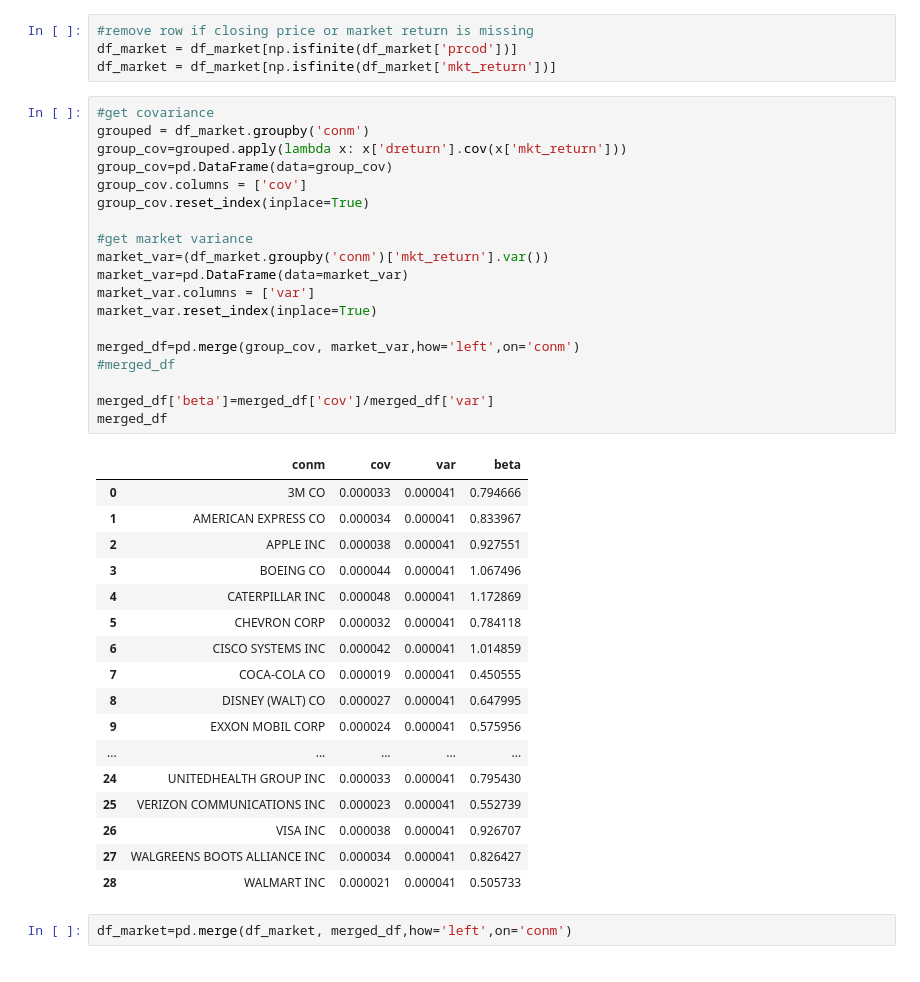
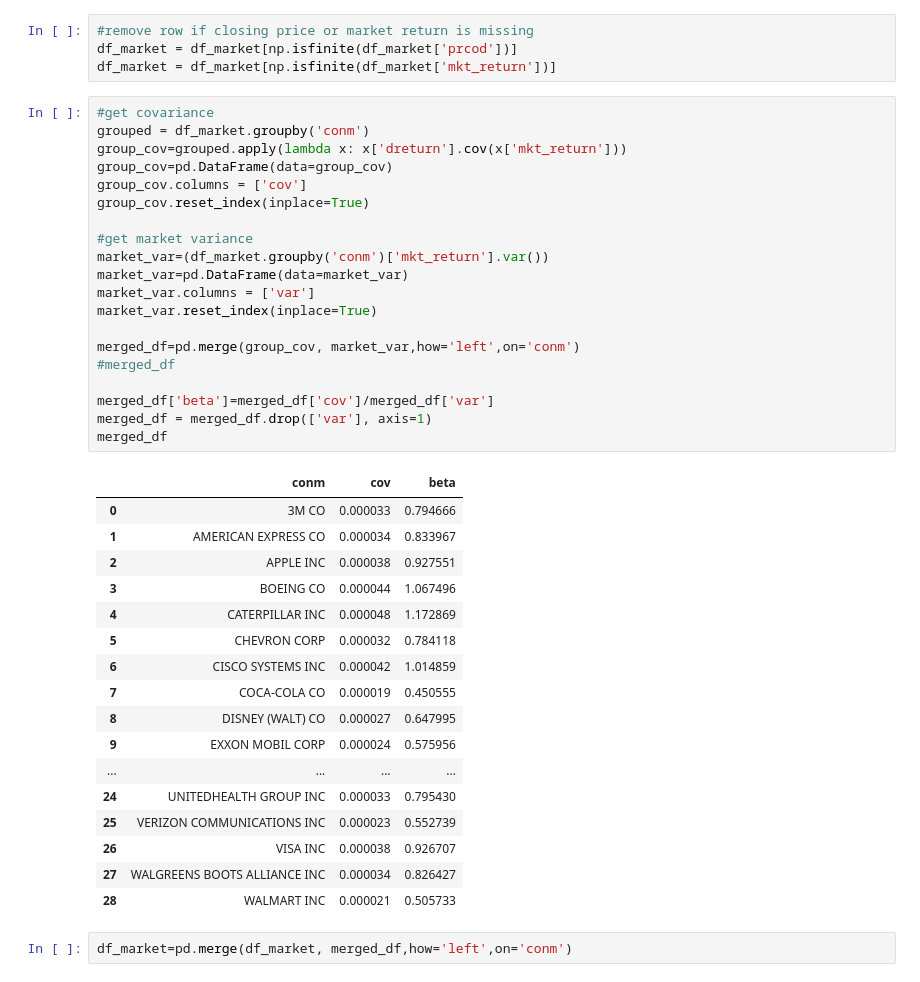
Before and after one commit to nico-busch/PHBS_MLF_2018, a Jupyter notebook: notebook.ipynb, the cells around one changed output. Drawn from its saved outputs; the diff is of its cells as text.

```diff
--- a/notebook.ipynb
+++ b/notebook.ipynb
@@ -162,40 +162,41 @@ df_market = df_market[np.isfinite(df_market['mkt_return'])]
 # %%
 #get covariance
 grouped = df_market.groupby('conm')
 group_cov=grouped.apply(lambda x: x['dreturn'].cov(x['mkt_return']))
 group_cov=pd.DataFrame(data=group_cov)
 group_cov.columns = ['cov']
 group_cov.reset_index(inplace=True)
 
 #get market variance
 market_var=(df_market.groupby('conm')['mkt_return'].var())
 market_var=pd.DataFrame(data=market_var)
 market_var.columns = ['var']
 market_var.reset_index(inplace=True)
 
 merged_df=pd.merge(group_cov, market_var,how='left',on='conm')
 #merged_df
 
 merged_df['beta']=merged_df['cov']/merged_df['var']
+merged_df = merged_df.drop(['var'], axis=1)
 merged_df
 # %% [output]
-|  | conm | cov | var | beta |
-| 0 | 3M CO | 0.000033 | 0.000041 | 0.794666 |
-| 1 | AMERICAN EXPRESS CO | 0.000034 | 0.000041 | 0.833967 |
-| 2 | APPLE INC | 0.000038 | 0.000041 | 0.927551 |
-| 3 | BOEING CO | 0.000044 | 0.000041 | 1.067496 |
-| 4 | CATERPILLAR INC | 0.000048 | 0.000041 | 1.172869 |
-| 5 | CHEVRON CORP | 0.000032 | 0.000041 | 0.784118 |
-| 6 | CISCO SYSTEMS INC | 0.000042 | 0.000041 | 1.014859 |
-| 7 | COCA-COLA CO | 0.000019 | 0.000041 | 0.450555 |
-| 8 | DISNEY (WALT) CO | 0.000027 | 0.000041 | 0.647995 |
-| 9 | EXXON MOBIL CORP | 0.000024 | 0.000041 | 0.575956 |
-| ... | ... | ... | ... | ... |
-| 24 | UNITEDHEALTH GROUP INC | 0.000033 | 0.000041 | 0.795430 |
-| 25 | VERIZON COMMUNICATIONS INC | 0.000023 | 0.000041 | 0.552739 |
-| 26 | VISA INC | 0.000038 | 0.000041 | 0.926707 |
-| 27 | WALGREENS BOOTS ALLIANCE INC | 0.000034 | 0.000041 | 0.826427 |
-| 28 | WALMART INC | 0.000021 | 0.000041 | 0.505733 |
+|  | conm | cov | beta |
+| 0 | 3M CO | 0.000033 | 0.794666 |
+| 1 | AMERICAN EXPRESS CO | 0.000034 | 0.833967 |
+| 2 | APPLE INC | 0.000038 | 0.927551 |
+| 3 | BOEING CO | 0.000044 | 1.067496 |
+| 4 | CATERPILLAR INC | 0.000048 | 1.172869 |
+| 5 | CHEVRON CORP | 0.000032 | 0.784118 |
+| 6 | CISCO SYSTEMS INC | 0.000042 | 1.014859 |
+| 7 | COCA-COLA CO | 0.000019 | 0.450555 |
+| 8 | DISNEY (WALT) CO | 0.000027 | 0.647995 |
+| 9 | EXXON MOBIL CORP | 0.000024 | 0.575956 |
+| ... | ... | ... | ... |
+| 24 | UNITEDHEALTH GROUP INC | 0.000033 | 0.795430 |
+| 25 | VERIZON COMMUNICATIONS INC | 0.000023 | 0.552739 |
+| 26 | VISA INC | 0.000038 | 0.926707 |
+| 27 | WALGREENS BOOTS ALLIANCE INC | 0.000034 | 0.826427 |
+| 28 | WALMART INC | 0.000021 | 0.505733 |
 # %%
 df_market=pd.merge(df_market, merged_df,how='left',on='conm')
 # %%
```
Also changed, not shown: parts of 26 cells of this notebook, 1 other file.
